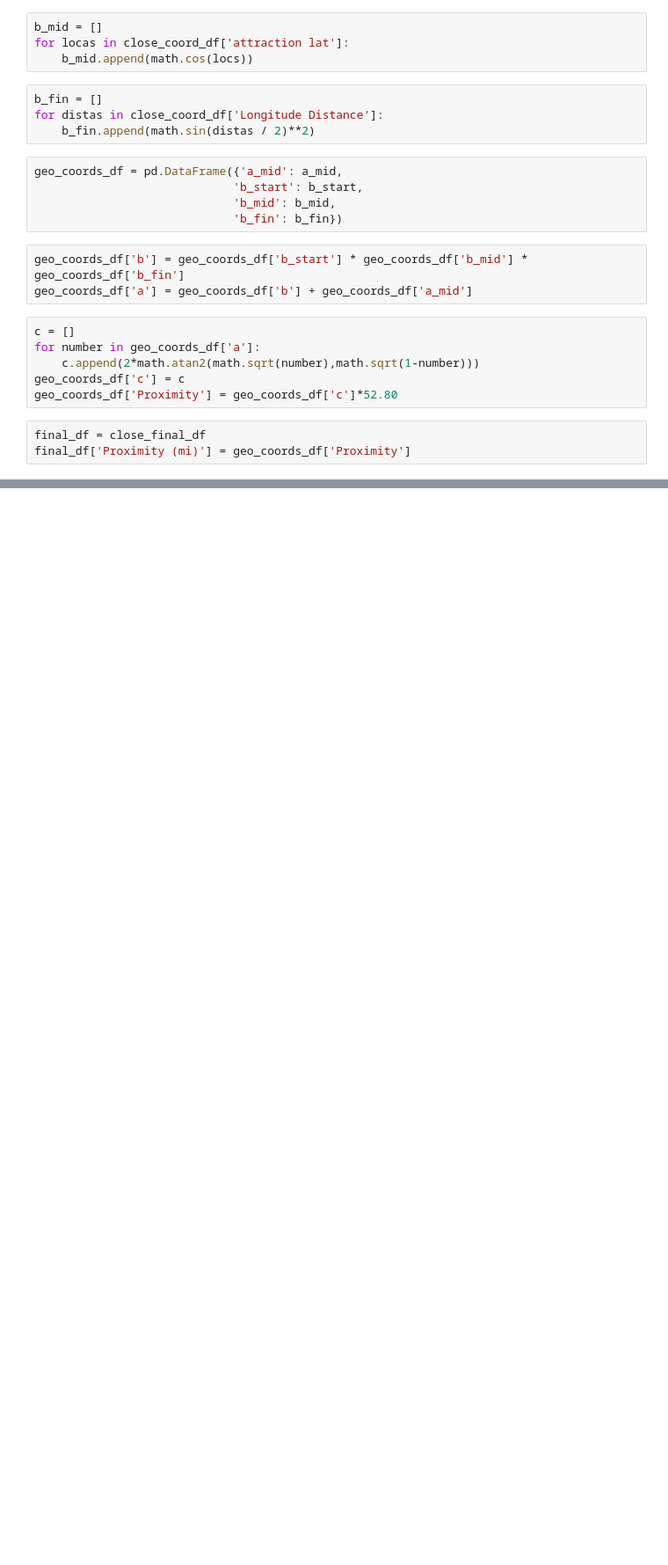
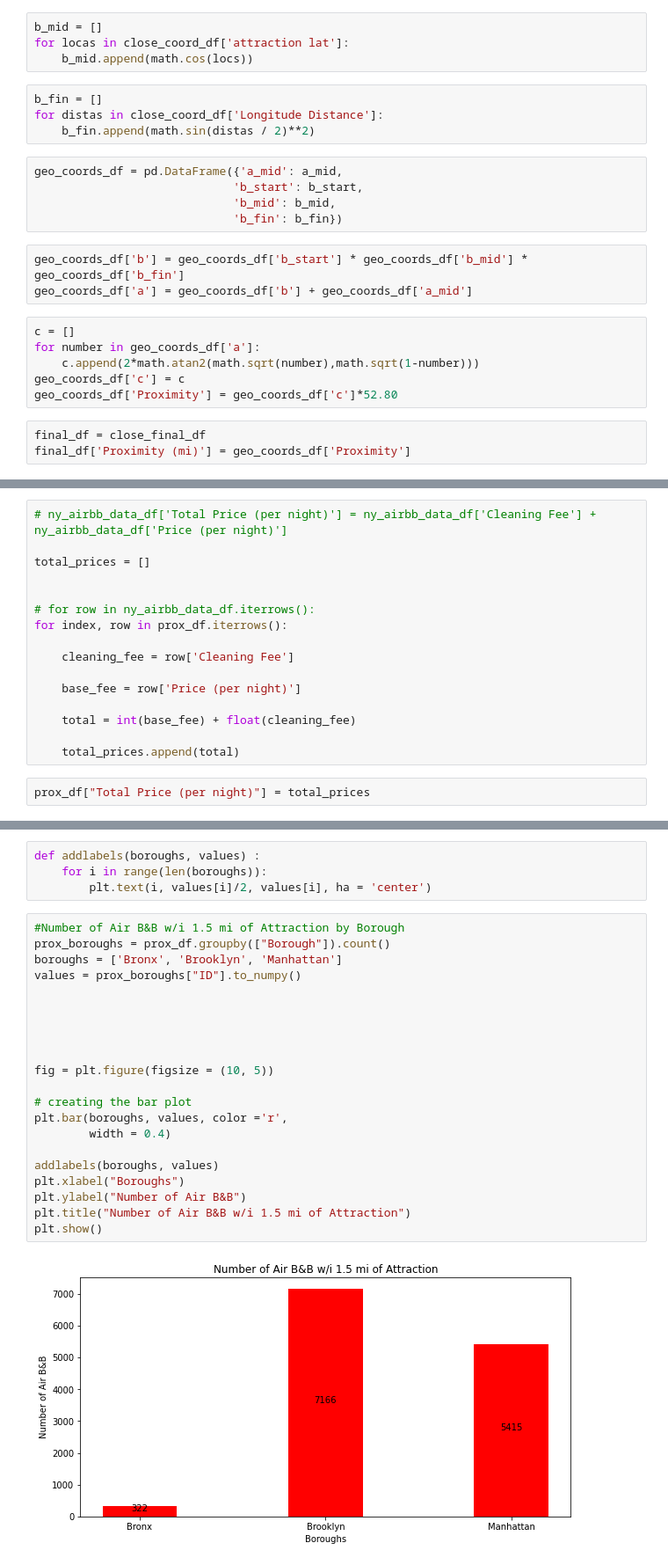
Before and after one commit to parriswoods22/Room11, a Jupyter notebook: Airbnb & Attractions.ipynb, the cells around one changed output, grey strips where cells are left out. Shown: that part at 88% size. Saved outputs shown, nothing was run; the diff lists cells and outputs as text; blank space fills up the shorter version.

```diff
--- a/Airbnb & Attractions.ipynb
+++ b/Airbnb & Attractions.ipynb
@@ -355,0 +376,18 @@ final_df
+# %%
+# ny_airbb_data_df['Total Price (per night)'] = ny_airbb_data_df['Cleaning Fee'] + ny_airbb_data_df['Price (per night)']
+
+total_prices = []
+
+
+# for row in ny_airbb_data_df.iterrows():
+for index, row in prox_df.iterrows():
+
+    cleaning_fee = row['Cleaning Fee']
+
+    base_fee = row['Price (per night)']
+
+    total = int(base_fee) + float(cleaning_fee)
+
+    total_prices.append(total)
+# %%
+prox_df["Total Price (per night)"] = total_prices
@@ -355,0 +396,27 @@ final_df
+# %%
+def addlabels(boroughs, values) :
+    for i in range(len(boroughs)):
+        plt.text(i, values[i]/2, values[i], ha = 'center')
+# %%
+#Number of Air B&B w/i 1.5 mi of Attraction by Borough
+prox_boroughs = prox_df.groupby(["Borough"]).count()
+boroughs = ['Bronx', 'Brooklyn', 'Manhattan']
+values = prox_boroughs["ID"].to_numpy()
+
+
+
+
+
+fig = plt.figure(figsize = (10, 5))
+
+# creating the bar plot
+plt.bar(boroughs, values, color ='r',
+        width = 0.4)
+
+addlabels(boroughs, values)
+plt.xlabel("Boroughs")
+plt.ylabel("Number of Air B&B")
+plt.title("Number of Air B&B w/i 1.5 mi of Attraction")
+plt.show()
+# %% [output]
+[figure, added]
```
Also changed, not shown: parts of 16 cells of this notebook.
